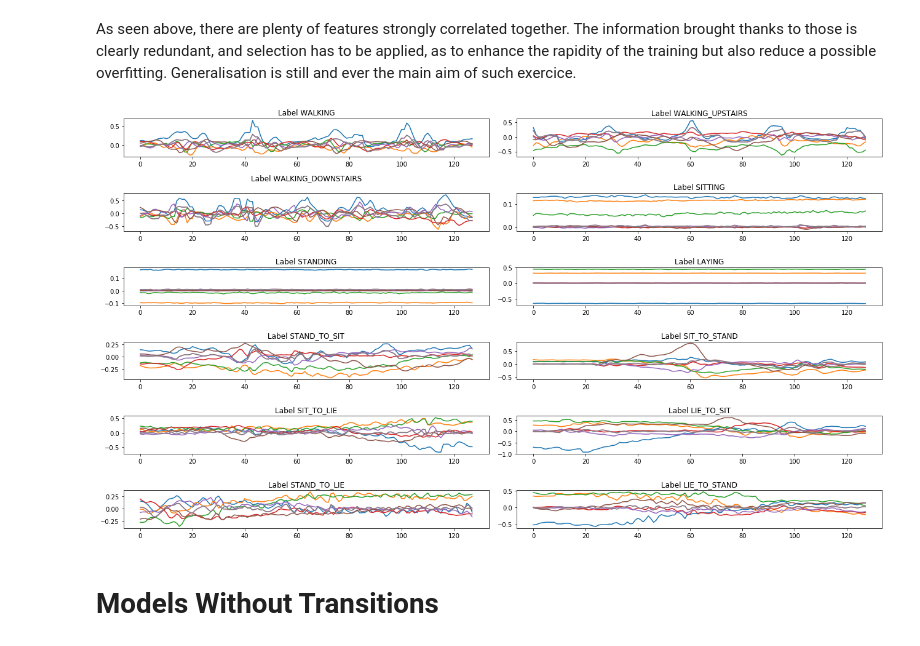
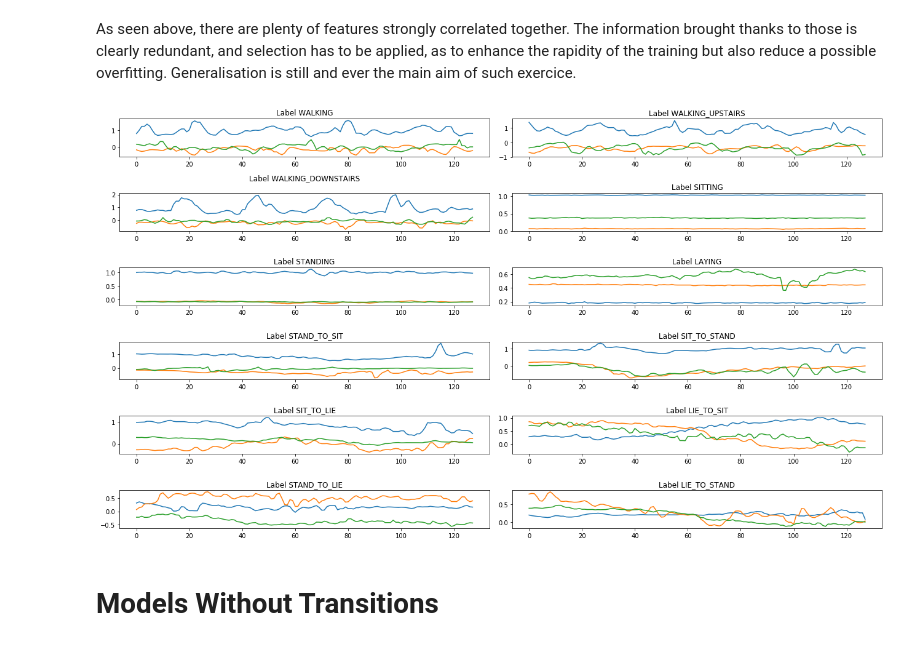
Before and after one commit to Coricos/ActivityRecognition, a Jupyter notebook: notebook.ipynb, the cells around one changed output. Drawn from its saved outputs; the diff is of its cells as text; code cells hidden in the pictures.

Commit message:
Refreshing results visualization

```diff
--- a/notebook.ipynb
+++ b/notebook.ipynb
@@ -34,3 +36,0 @@ Since I use both the features and the raw signals, I tried to link both thanks t
-# %%
-fea = Loader().load_fea()
-des = Loader().load_signals().description
@@ -61,25 +46,36 @@ tBodyAcc-ropy-1, tGravityAcc-ropy-1, tBodyAccJerk-ropy-1, tBodyGyro-ropy-1, tBod
 # %% [markdown]
 Concerning the raw signal and their corresponding features, we may observe :
 # %%
+with h5py.File('./dataset/HAPT_ini.h5', 'r') as dtb:
+    fea = np.vstack((dtb['fea_t'].value, dtb['fea_v'].value))
+    fea = pd.DataFrame(fea, columns=lab)
+
 plt.figure(figsize=(18,10))
-sb.heatmap(fea.train.corr(), cmap='PRGn', cbar=False, xticklabels=False)
+sns.heatmap(fea.corr(), cmap='PRGn', cbar=False, xticklabels=False)
 _ = plt.title('Pearson Correlations on known Features')
 # %% [output]
 [figure]
 # %% [markdown]
 As seen above, there are plenty of features strongly correlated together. The information brought thanks to those is clearly redundant, and selection has to be applied, as to enhance the rapidity of the training but also reduce a possible overfitting. Generalisation is still and ever the main aim of such exercice.
 # %%
-raw = Models('Conv1D', show_mean=False)
+with h5py.File('./dataset/HAPT_ini.h5', 'r') as dtb:
+    lab = dtb['label_t'].value
+    acc_x = dtb['acc_x_t'].value
+    acc_y = dtb['acc_y_t'].value
+    acc_z = dtb['acc_z_t'].value
+
 plt.figure(figsize=(18,10))
-n_l = len(np.unique(raw.l_t))
-for ind, lab in enumerate(np.unique(raw.l_t)) :
+n_l = len(np.unique(lab))
+for ind, ele in enumerate(np.unique(lab)) :
     plt.subplot((n_l + n_l%2)/2, 2, ind+1)
-    plt.title('Label {}'.format(activities[lab]))
-    plt.plot(raw.r_t[np.random.choice(np.where(raw.l_t == lab)[0])].transpose())
+    plt.title('Label {}'.format(activities[ele]))
+    plt.plot(acc_x[np.random.choice(np.where(lab == ele)[0])], label='Acc_X')
+    plt.plot(acc_y[np.random.choice(np.where(lab == ele)[0])], label='Acc_Y')
+    plt.plot(acc_z[np.random.choice(np.where(lab == ele)[0])], label='Acc_Z')
 plt.tight_layout()
 plt.show()
 # %% [output]
-[figure, old version]
+[figure, new version]
 # %% [markdown]
 # Models Without Transitions
 # %% [markdown]
```
Also changed, not shown: parts of 32 cells of this notebook.
